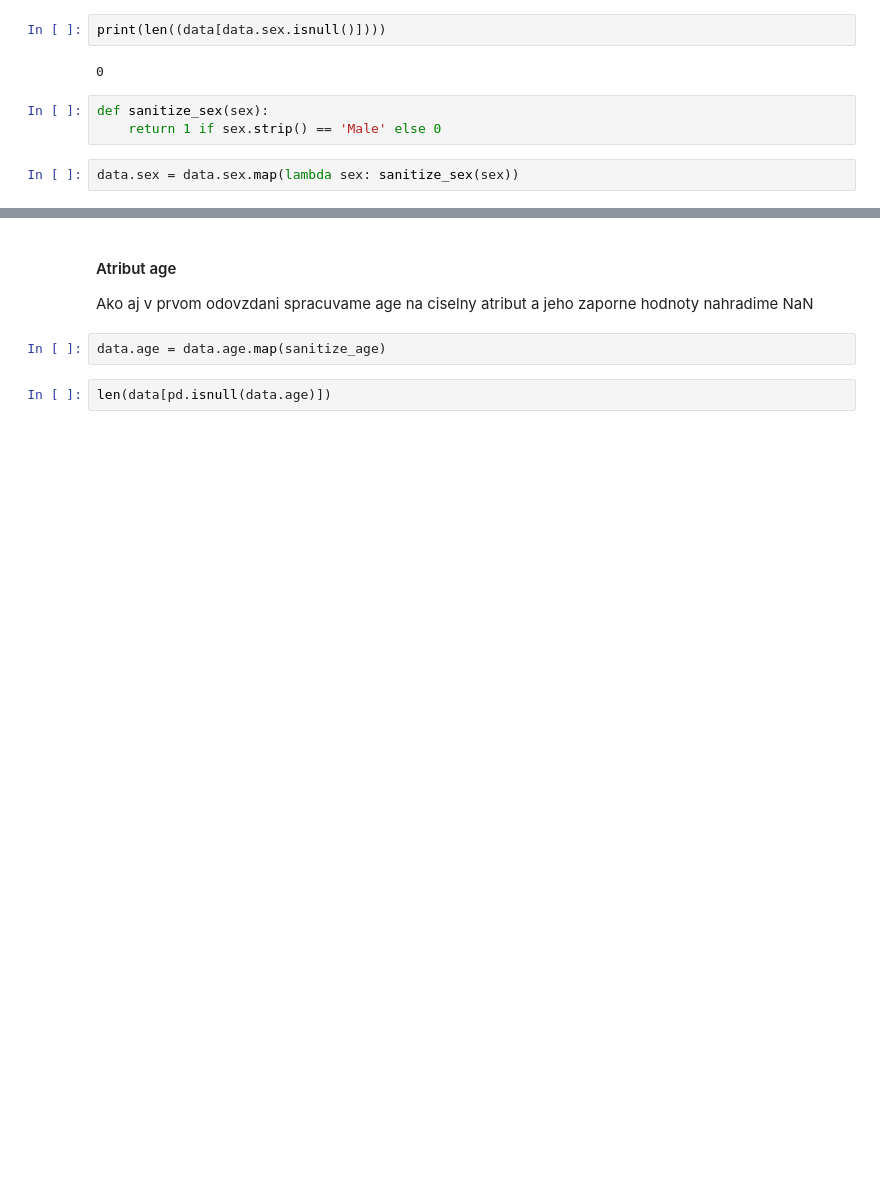
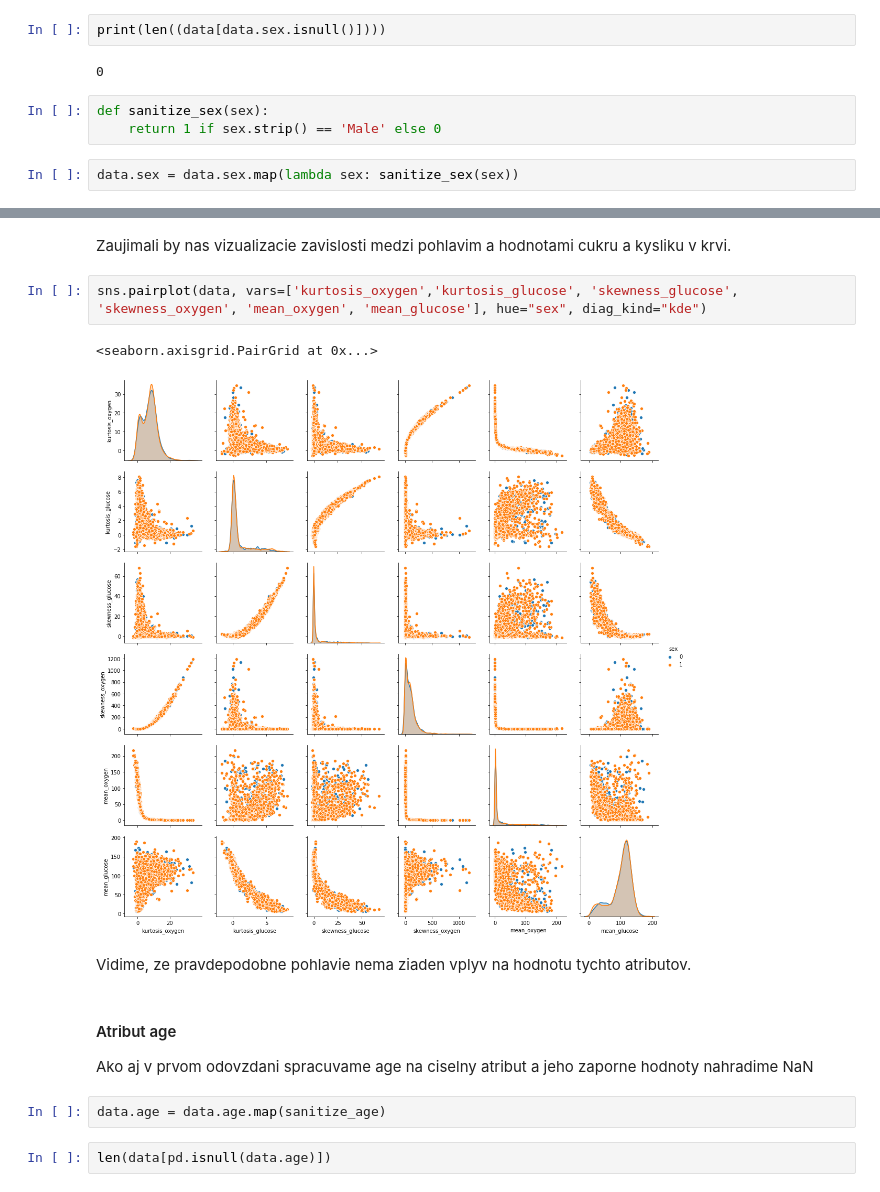
Before and after one commit to MCFreddie777/iau-project, a Jupyter notebook: [Odovzdanie 2] data.ipynb, the cells around one changed output, grey strips where cells are left out. Saved outputs shown, nothing was run; the diff lists cells and outputs as text; blank space fills up the shorter version.

```diff
--- a/[Odovzdanie 2] data.ipynb
+++ b/[Odovzdanie 2] data.ipynb
@@ -60,3 +63,12 @@ array([1, 0])
+# %% [markdown]
+Zaujimali by nas vizualizacie zavislosti medzi pohlavim a hodnotami cukru a kysliku v krvi.
+# %%
+sns.pairplot(data, vars=['kurtosis_oxygen','kurtosis_glucose', 'skewness_glucose', 'skewness_oxygen', 'mean_oxygen', 'mean_glucose'], hue="sex", diag_kind="kde")
+# %% [output]
+<seaborn.axisgrid.PairGrid at 0x...>
+[figure, added]
+# %% [markdown]
+Vidime, ze pravdepodobne pohlavie nema ziaden vplyv na hodnotu tychto atributov.
 # %% [markdown]
 #### Atribut age<br>
 Ako aj v prvom odovzdani spracuvame age na ciselny atribut a jeho zaporne hodnoty nahradime NaN
```
Also changed, not shown: parts of 214 cells of this notebook.
